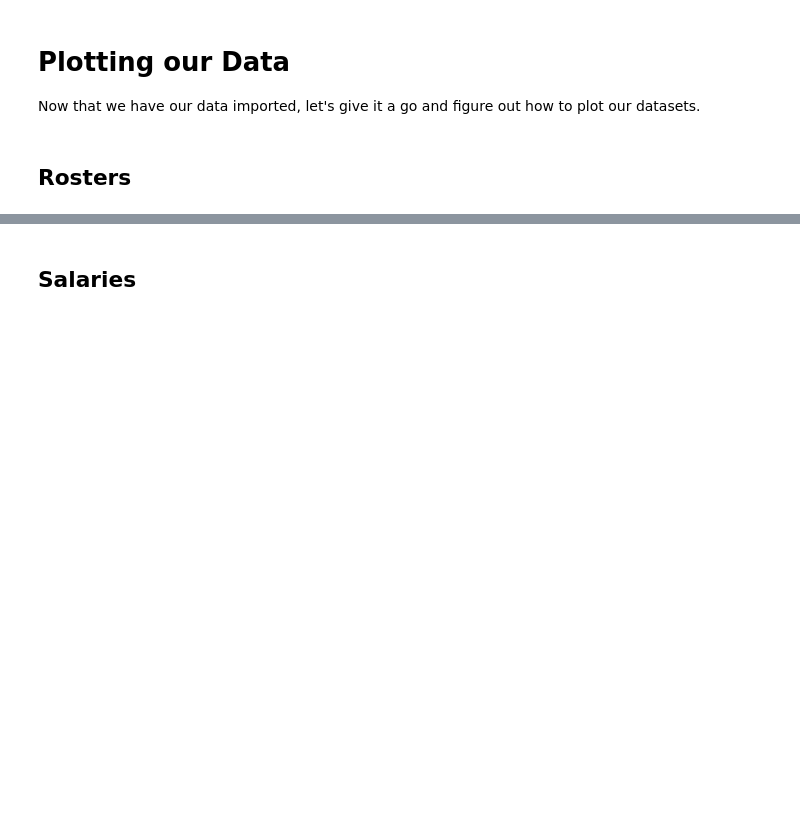
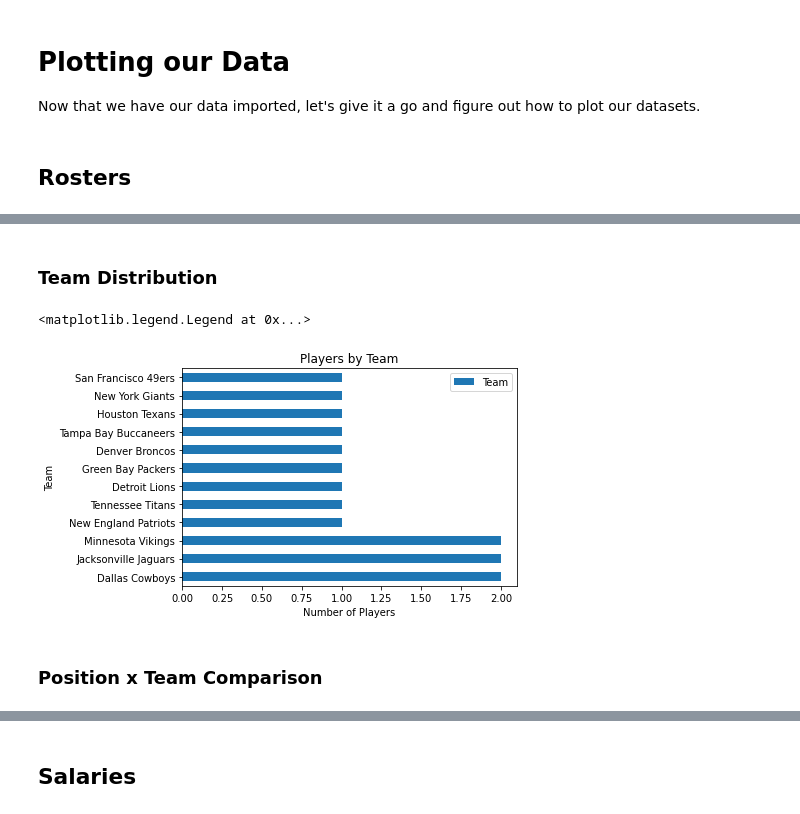
Before and after one commit to ZayManor/python-learning-club, a Jupyter notebook: activities/visualizations/Data Visualization.ipynb, the cells around one changed output, grey strips where cells are left out. Saved outputs shown, nothing was run; the diff lists cells and outputs as text; code cells hidden in the pictures; blank space fills up the shorter version.

```diff
--- a/activities/visualizations/Data Visualization.ipynb
+++ b/activities/visualizations/Data Visualization.ipynb
@@ -42,0 +82,13 @@ Now that we have our data imported, let's give it a go and figure out how to plo
+# %% [markdown]
+### Team Distribution
+# %%
+rosters['Team'].sample(15, random_state=42).value_counts().plot.barh(title='Players by Team')
+
+plt.xlabel('Number of Players')
+plt.ylabel('Team')
+plt.legend()
+# %% [output]
+<matplotlib.legend.Legend at 0x...>
+[figure, added]
+# %% [markdown]
+### Position x Team Comparison
```
Also changed, not shown: parts of 12 cells of this notebook.
